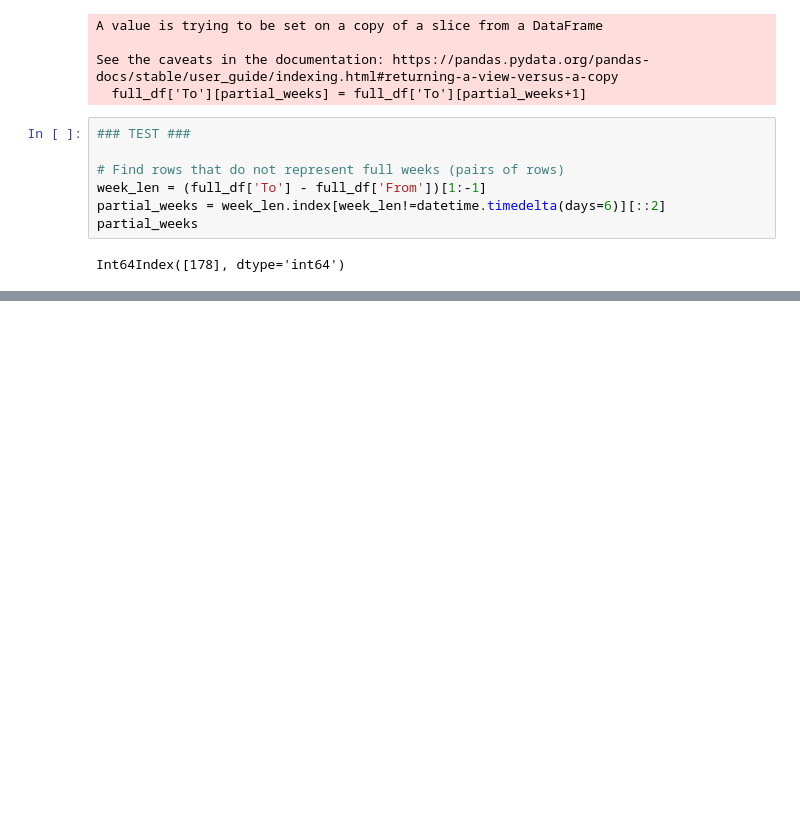
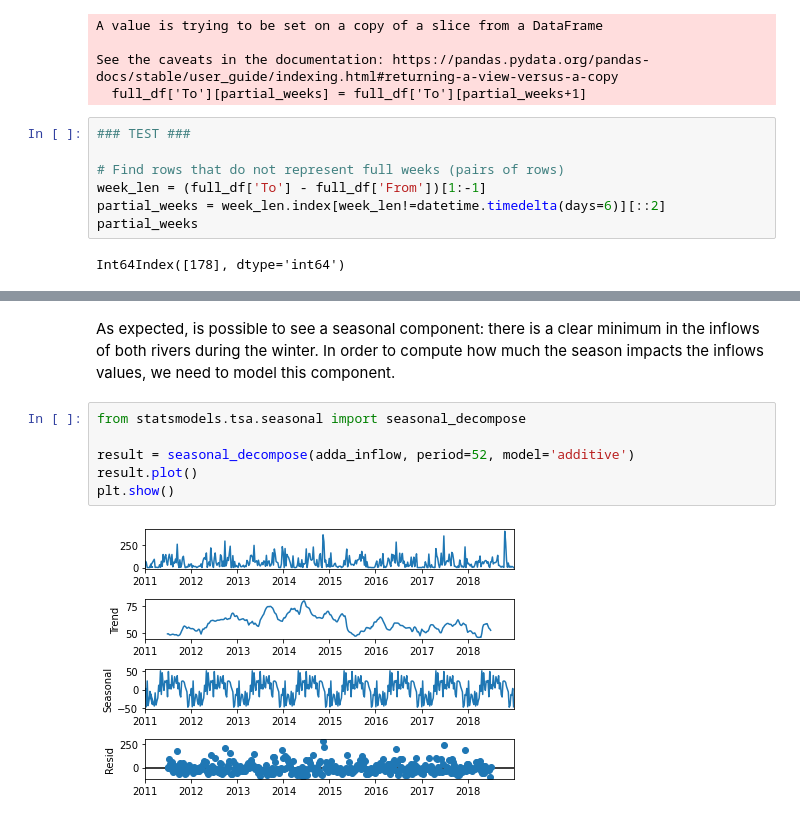
Before and after one commit to francescovidaich964/Como_lake, a Jupyter notebook: Como_Lake_test.ipynb, the cells around one changed output, grey strips where cells are left out. Saved outputs shown, nothing was run; the diff lists cells and outputs as text; blank space fills up the shorter version.

```diff
--- a/Como_Lake_test.ipynb
+++ b/Como_Lake_test.ipynb
@@ -115,0 +166,10 @@ full_df
+# %% [markdown]
+As expected, is possible to see a seasonal component: there is a clear minimum in the inflows of both rivers during the winter. In order to compute how much the season impacts the inflows values, we need to model this component.
+# %%
+from statsmodels.tsa.seasonal import seasonal_decompose
+
+result = seasonal_decompose(adda_inflow, period=52, model='additive')
+result.plot()
+plt.show()
+# %% [output]
+[figure, added]
```
Also changed, not shown: parts of 11 cells of this notebook.
